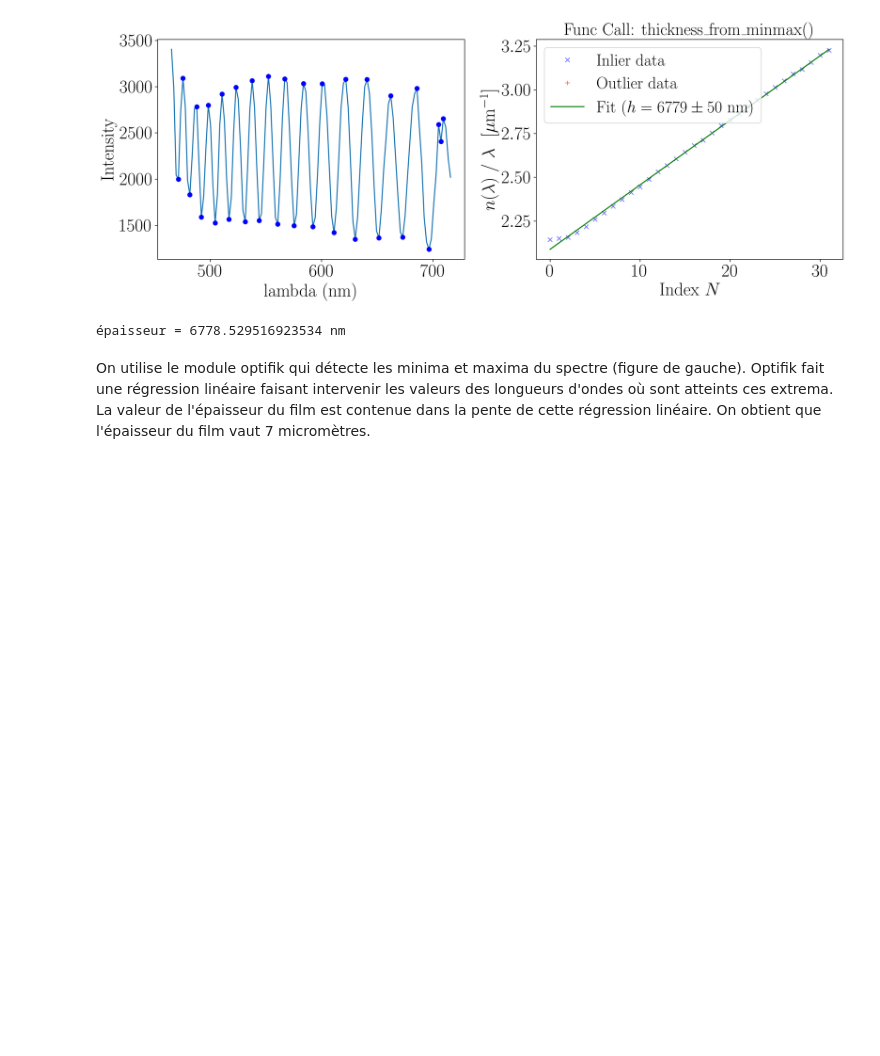
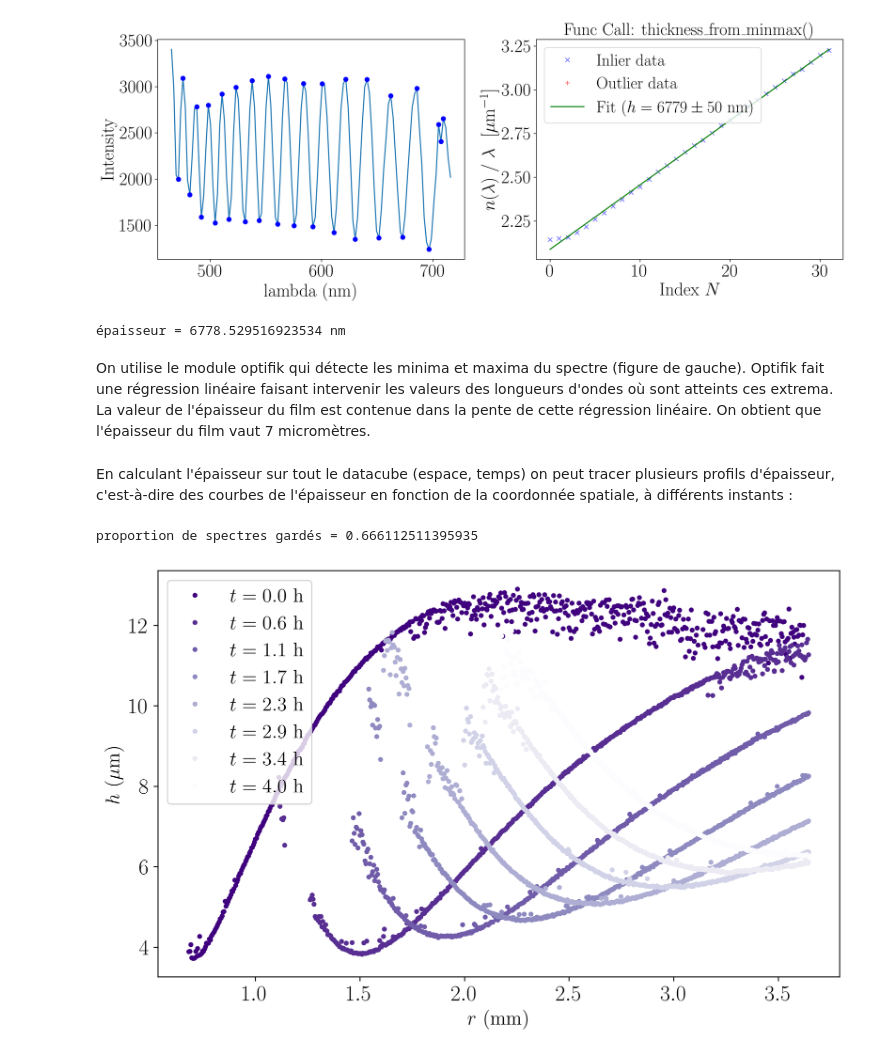
Before and after one commit to aliciaaef/thin-film-hyperspectral, a Jupyter notebook: main.ipynb, the cells around one changed output. Drawn from its saved outputs; the diff is of its cells as text; code cells hidden in the pictures; blank space fills up the shorter version.

```diff
--- a/main.ipynb
+++ b/main.ipynb
@@ -1,13 +1,11 @@
 # %%
-from epaisseur_module import get_thickness_in_time_space, get_thickness_in_time, get_thickness_in_line, get_thickness_in_point,get_datacube, calcul
-import os
+from epaisseur_module import get_datacube, calcul, infos_from_csv
 import matplotlib.pyplot as plt
 import numpy as np
 from arsf_envi_reader import envi_header
 from scipy.signal import savgol_filter
+import matplotlib as mpl
 import pandas as pd
-import matplotlib
-from scipy.ndimage import median_filter
 from optifik.minmax import thickness_from_minmax
-matplotlib.rcParams["text.usetex"]=True
+import seaborn as sns
 # %% [markdown]
@@ -64,3 +62,34 @@ print('épaisseur =',epaisseur,'nm')
 On utilise le module optifik qui détecte les minima et maxima du spectre (figure de gauche).
 Optifik fait une régression linéaire faisant intervenir les valeurs des longueurs d'ondes où sont atteints ces extrema. La valeur de l'épaisseur du film est contenue dans la pente de cette régression linéaire.
 On obtient que l'épaisseur du film vaut 7 micromètres.
+# %% [markdown]
+En calculant l'épaisseur sur tout le datacube (espace, temps) on peut tracer plusieurs profils d'épaisseur, c'est-à-dire des courbes de l'épaisseur en fonction de la coordonnée spatiale, à différents instants :
+# %%
+#file
+file = '26-10-23/manip2-CropWavelengths-SpatialCrop,10,1,1,100,1,1.52045,spatemps,flip,std3-500,crop138,pisolés8-7,sauts2000,sauts1500.csv'
+epaisseurs,v_temps,v_espace,prop_spectres_gardes = infos_from_csv(file)
+
+#plot
+fig,ax = plt.subplots()
+nbre_lignes = 8
+
+#colormap
+#cmap = plt.cm.get_cmap("Purples")
+cmap = plt.get_cmap("Purples_r")
+norma = mpl.colors.Normalize(vmin=np.min(v_temps), vmax=np.max(v_temps)+10)
+sm = mpl.cm.ScalarMappable(norm=norma, cmap=cmap)
+sm.set_array([])
+
+#sélection des instants à tracer
+temps = np.linspace(1,len(v_temps)-1,nbre_lignes,dtype=int)
+
+for i in temps:
+    plt.plot(v_espace*1000,epaisseurs[i,:]/1000,'.', color=cmap(norma(v_temps[i])),label=r'$t = %s ~  \rm{h}$' % format(v_temps[i]/3600, ".1f")) #str(v_temps[temps[i]])
+
+plt.xlabel(r'$r ~ (\textrm{mm})$',fontsize=16)
+plt.ylabel(r'$h ~ (\mu \textrm{m})$',fontsize=16)
+plt.legend(fontsize=16)
+ax.tick_params(axis='both', which='major', labelsize=18)
+# %% [output]
+proportion de spectres gardés = 0.666112511395935
+[figure, added]
```
Also changed, not shown: parts of 14 cells of this notebook, 4 other files.
